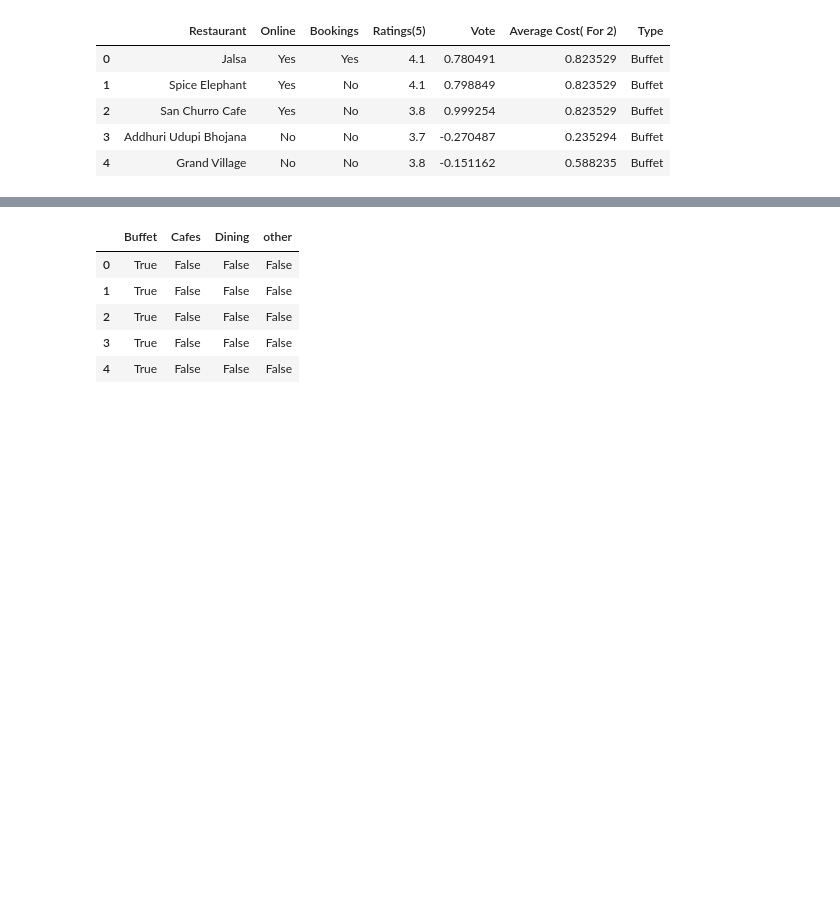
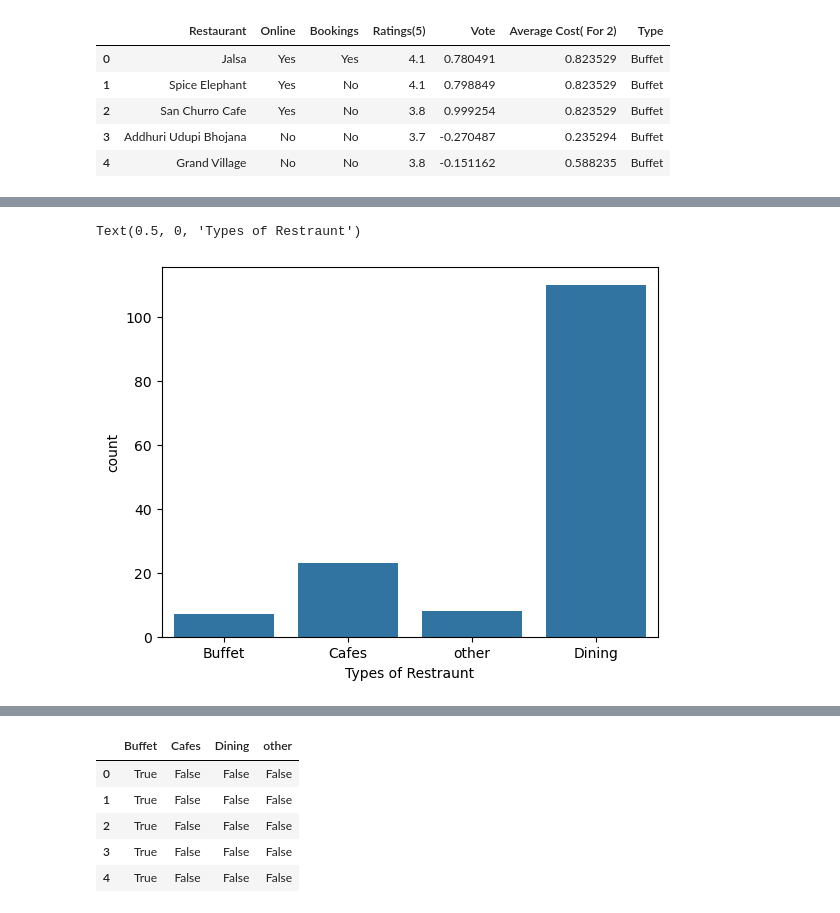
Before and after one commit to mynkchn/Drive-Into-Analysis, a Jupyter notebook: Zomato Data Analysis/zomato_data_analysis.ipynb, the cells around one changed output, grey strips where cells are left out. Cells and saved outputs as stored; diff of their text form; code cells hidden in the pictures; blank space fills up the shorter version.

```diff
--- a/Zomato Data Analysis/zomato_data_analysis.ipynb
+++ b/Zomato Data Analysis/zomato_data_analysis.ipynb
@@ -163,0 +172,6 @@ df.head(5)
+# %%
+sns.countplot(x=df['Type'])
+plt.xlabel('Types of Restraunt')
+# %% [output]
+Text(0.5, 0, 'Types of Restraunt')
+[figure, added]
```
Also changed, not shown: parts of 11 cells of this notebook, 2 other files.
